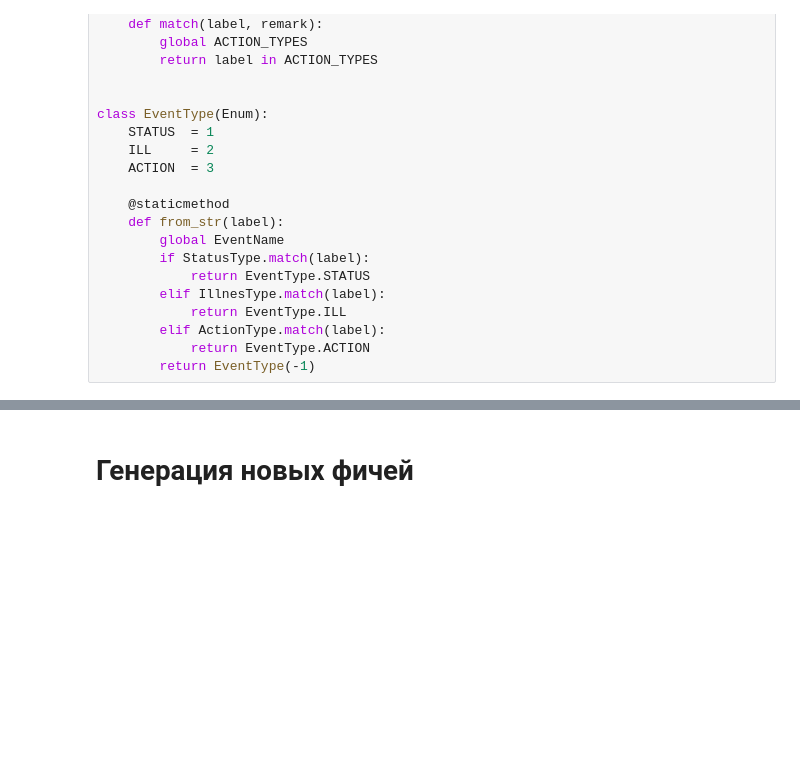
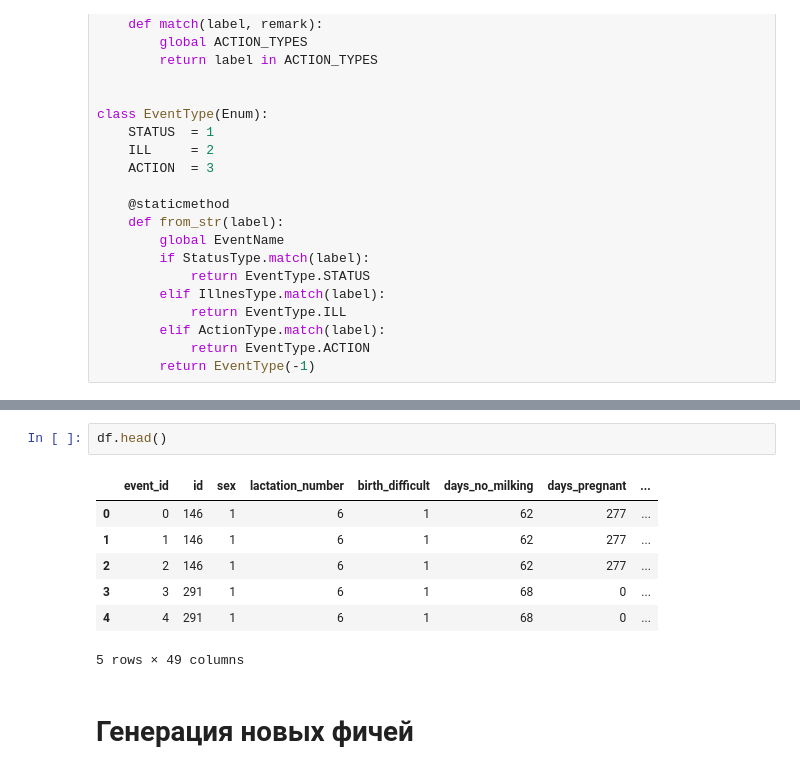
Before and after one commit to Desiment/cows-hack, a Jupyter notebook: notebooks/Preprocessing.ipynb, the cells around one changed output, grey strips where cells are left out. Cells and saved outputs as stored; diff of their text form; blank space fills up the shorter version.

```diff
--- a/notebooks/Preprocessing.ipynb
+++ b/notebooks/Preprocessing.ipynb
@@ -580,2 +619,12 @@ gdf[gdf['event'].apply(lambda events: any(ill in events for ill in ILLS))]
+# %%
+df.head()
+# %% [output]
+|  | event_id | id | sex | lactation_number | birth_difficult | days_no_milking | days_pregnant | ... |
+| 0 | 0 | 146 | 1 | 6 | 1 | 62 | 277 | ... |
+| 1 | 1 | 146 | 1 | 6 | 1 | 62 | 277 | ... |
+| 2 | 2 | 146 | 1 | 6 | 1 | 62 | 277 | ... |
+| 3 | 3 | 291 | 1 | 6 | 1 | 68 | 0 | ... |
+| 4 | 4 | 291 | 1 | 6 | 1 | 68 | 0 | ... |
+5 rows × 49 columns
 # %% [markdown]
 # Генерация новых фичей
```
Also changed, not shown: parts of 14 cells of this notebook.
